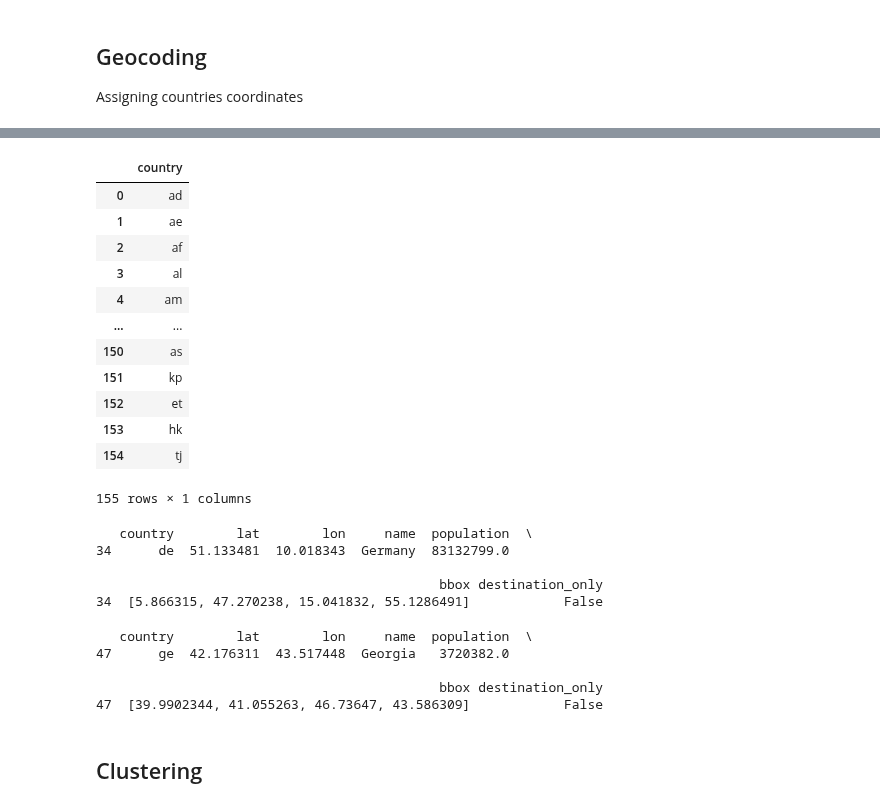
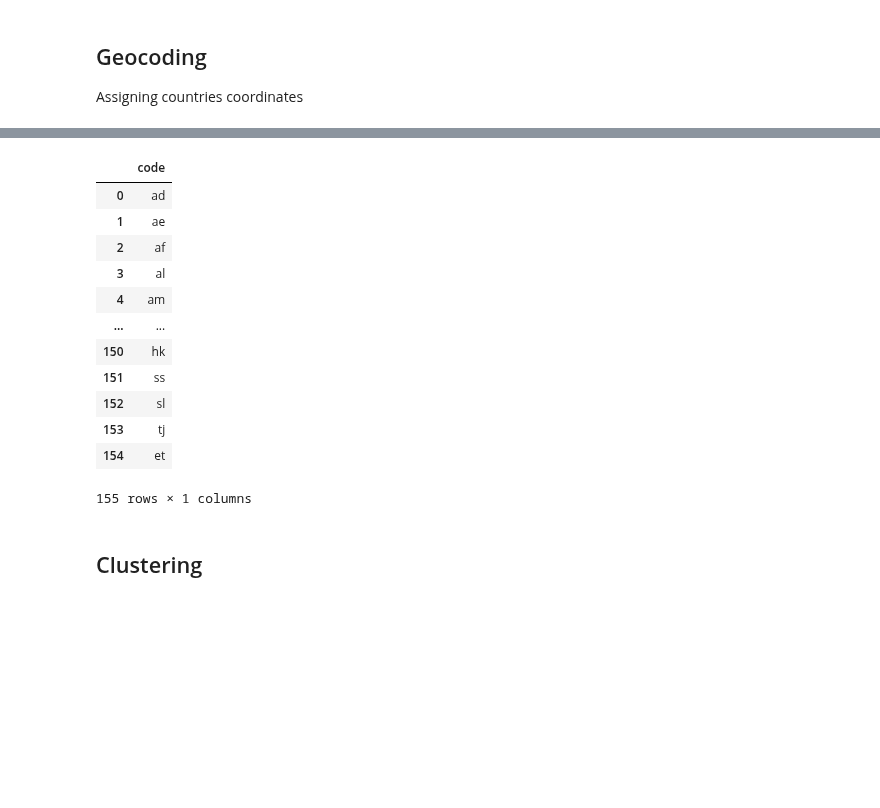
Before and after one commit to jstet/Basel_Convention_Scraper, a Jupyter notebook: data_processing/processing_countries.ipynb, the cells around one changed output, grey strips where cells are left out. Saved outputs shown, nothing was run; the diff lists cells and outputs as text; code cells hidden in the pictures; blank space fills up the shorter version.

```diff
--- a/data_processing/processing_countries.ipynb
+++ b/data_processing/processing_countries.ipynb
@@ -45,21 +46,21 @@ in_second = set(destinations)
 in_second_but_not_in_first = in_second - in_first
 countries = origins + list(in_second_but_not_in_first)
 # %%
-df = pd.DataFrame({"country":countries})
+df = pd.DataFrame({"code":countries})
 df
 # %% [output]
-|  | country |
+|  | code |
 | 0 | ad |
 | 1 | ae |
 | 2 | af |
 | 3 | al |
 | 4 | am |
 | ... | ... |
-| 150 | as |
-| 151 | kp |
-| 152 | et |
-| 153 | hk |
-| 154 | tj |
+| 150 | hk |
+| 151 | ss |
+| 152 | sl |
+| 153 | tj |
+| 154 | et |
 155 rows × 1 columns
 # %%
 headers = {'Accept': 'application/json'}
@@ -89,19 +90,3 @@ for i in countries:
-# %%
-print(df[df["country"]=="de"])
-# %% [output]
-   country        lat        lon     name  population  \
-34      de  51.133481  10.018343  Germany  83132799.0
-
-                                            bbox destination_only
-34  [5.866315, 47.270238, 15.041832, 55.1286491]            False
-# %%
-print(df[df["country"]=="ge"])
-# %% [output]
-   country        lat        lon     name  population  \
-47      ge  42.176311  43.517448  Georgia   3720382.0
-
-                                            bbox destination_only
-47  [39.9902344, 41.055263, 46.73647, 43.586309]            False
 # %%
 with open('../output/processed/countries.geojson', 'w') as f:
     dump(FeatureCollection(lst), f)
```
Also changed, not shown: parts of 15 cells of this notebook, 5 other files.
